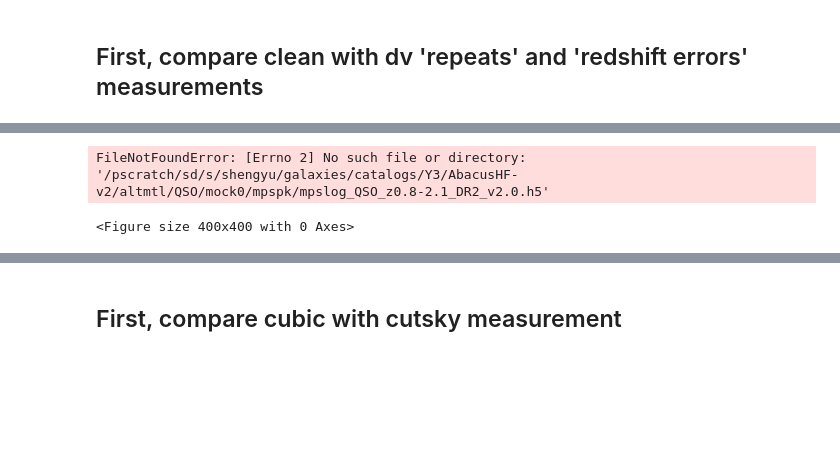
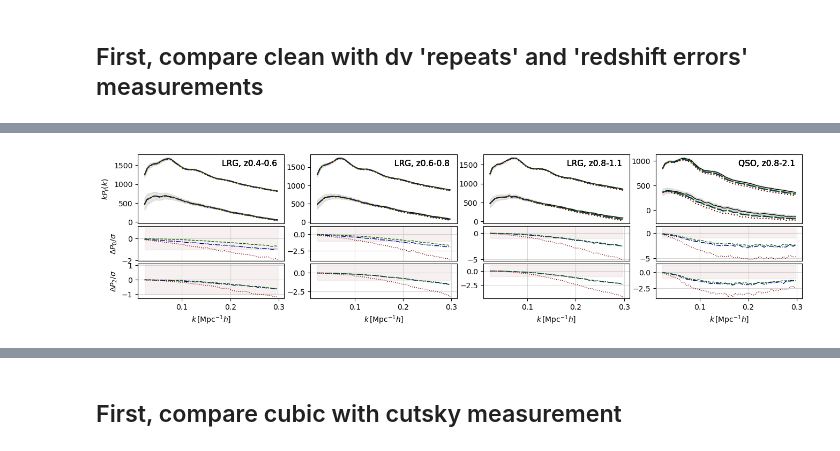
Before and after one commit to ShengyuHE/desi_y3_redshift_errors, a Jupyter notebook: main/clustering/notebooks/plot_2pt.ipynb, the cells around one changed output, grey strips where cells are left out. Drawn from its saved outputs; the diff is of its cells as text; code cells hidden in the pictures; blank space fills up the shorter version.

```diff
--- a/main/clustering/notebooks/plot_2pt.ipynb
+++ b/main/clustering/notebooks/plot_2pt.ipynb
@@ -46,15 +47,15 @@ def zfmt(x):
 cosmo = DESI()
 save_fig = True
 # %%
-def get_error_bars(cov_args, corr):
+def get_error_bars(cov_args, corr, remove_bins=None):
     tps_fid_all = []
     num = 1000 if cov_args['version'] == 'holi-v3' else 25
     for mock_id in range(num)[:]:
-        cov_args.update(mock_id=mock_id, use_jax=True, use_dv=False, z_evol=False)
+        cov_args.update(mock_id=mock_id, use_dv=False, z_evol=False)
         fn_fid = get_measurement_fn(**cov_args)
-        if not os.path.isfile(fn_fid.format("mesh2_spectrum_poles")): continue
-        (s_fid, tps_fid), _ = read_data_from_fn(fn_fid, corr, bin_type='test', verbose=False)
-        tps_fid_all.append(tps_fid)
+        (s_fid, tps_fid), _ = read_data_from_fn(fn_fid, corr, bin_type='test', remove_bins=remove_bins, verbose=False)
+        if tps_fid is not None:
+            tps_fid_all.append(tps_fid)
     tps_mean_fid = np.atleast_2d(tps_fid_all).mean(axis=0)
     tps_std_fid = np.atleast_2d(tps_fid_all).std(axis=0, ddof=1)
     error_bar = tps_std_fid
@@ -63,12 +64,13 @@ def get_error_bars(cov_args, corr):
 ## First, compare clean with dv 'repeats' and 'redshift errors' measurements
 # %%
 # for two point statistics
-corr = 'mpslog' # xi, pk, mpslog, wplog, mesh2
+corr = 'mesh2' # xi, pk, mpslog, wplog, mesh2
 domain = 'altmtl' # cubic, altmtl
 version = 'AbacusHF-v2' # AbacusHF-v2, holi-v3
-cov_version = 'holi-v3'
-# tracers = ['BGS', 'LRG', 'ELG', 'QSO'][1:2]
+cov_version = 'holi-v3' # AbacusHF-v2, holi-v3
 tracers = ['LRG', 'QSO'][:]
+# tracers = ['BGS', 'ELG'][1:]
+tracer_label = ''.join(t[0] for t in tracers)
 # zerrs =  ['False', 'repeat', 'repeat_zevol', 'verr_empirical', 'verr_nonparam', 'verr_nonparam_zevol']
 zerrs =  ['False','verr_nonparam', 'verr_nonparam_zevol', 'repeat']
 labels =  ['clean', r'$+\Delta v_{\rm{error}}$', r'$+\Delta v_{\rm{error, zevol}}$', r'$+\Delta v_{\rm{repeats}}$']
@@ -77,6 +79,7 @@ colors = ['black', 'darkblue', 'darkgreen', 'maroon', 'teal', 'orange']
 lss = ['-', '-.', '--', ':']*len(zerrs)
 zerr_labels = dict(zip(zerrs, labels))
 
+use_jax = True if 'mesh' in corr else False
 ZSNAPS, ZRANGES = GET_REDSHIFT_SET(version, domain)
 tracer_redshifts = []
 for tracer in tracers:
@@ -86,19 +89,18 @@ lenz = len(tracer_redshifts)
 
 spow = 2 if corr in ['xi', 'wplog', 'mpslog'] else 1
 n_ell = 1 if corr == 'wplog' else 2
-fig = plt.figure(figsize=(lenz * 4, 4))
+fig = plt.figure(figsize=(lenz * 4, 3.5))
 gs = gridspec.GridSpec(n_ell+1, lenz, wspace=0.18, hspace=0.06, height_ratios=[2]+[1]*n_ell)
 
 for indz, (tracer, zsnap, zrange) in enumerate(tracer_redshifts):
-    data_arges = {'version':version, 'domain':domain, 'tracer':tracer, 'zsnap': zsnap, 'zrange':zrange, "use_dv": False, "z_evol": False}
-    cov_args = {'version': cov_version, 'domain': domain, 'tracer': tracer, 'zsnap': zsnap, 'zrange': zrange, 'use_dv': False, 'z_evol': False}
+    data_arges = {'version':version, 'domain':domain, 'tracer':tracer, 'zsnap': zsnap, 'zrange':zrange, "use_dv": False, "z_evol": False, "use_jax": use_jax}
+    cov_args = {'version': cov_version, 'domain': domain, 'tracer': tracer, 'zsnap': zsnap, 'zrange': zrange, 'use_dv': False, 'z_evol': False, "use_jax": use_jax}
     error_bar = get_error_bars(cov_args, corr)
     for indv, zerr in enumerate(zerrs):
         tps_all = []
         use_dv, z_evol = parse_zerr_name(zerr)
         for mock_id in range(25)[:]:
             data_arges.update(mock_id=mock_id, use_dv=use_dv, z_evol=z_evol)
-            if 'mesh' in corr: data_arges.update(use_jax=True)
             fn = get_measurement_fn(**data_arges)
             (s, tps), _ = read_data_from_fn(fn, corr, bin_type='test', verbose=False)
             # for ell in range(n_ell):
@@ -146,19 +148,20 @@ for indz, (tracer, zsnap, zrange) in enumerate(tracer_redshifts):
                 # ax.plot(s, s*(tps_mean[ill]-tps_mean_clean[ill]), lw=1, color=colors[indv])
                 # for value in [-1,1]:
                     # ax_res.axhline(y=value, ls = ':', color='black', lw=1.5)
+                if zerr == 'verr_nonparam':
+                    ax_res.fill_between(s, -1, 1,  color='maroon', alpha=0.06)
                 ax_res.grid(alpha=0.5)
                 if corr in ['xi']:
                     ax_res.set_ylim([-7,7])
-                elif corr in ['pk']:
-                    ax_res.set_ylim([-10,3])
-                    if tracer == 'QSO':
-                        ax_res.set_ylim([-42,5])
+                elif corr in ['pk','mesh2']:
+                    if tracer in ['ELG','BGS']: ax_res.set_ylim([-1.1,1.1])
+                    # if tracer == 'QSO':ax_res.set_ylim([-42,5])
                 elif corr in ['wplog', 'mpslog']:
                     ax_res.set_xscale('log')
                     ax_res.set_ylim([-160,160])
 handles, legend_labels = ax_top.get_legend_handles_labels()
 fig.legend(handles, legend_labels, loc='upper center', bbox_to_anchor=(0.5, 1), ncol=len(zerrs), fontsize=11, frameon=False)
-if save_fig == True:
-    plt.savefig(OVERLEAF_DIR+f'/plot_pk_clustering.pdf', bbox_inches='tight')
+if save_fig == True and len(tracers) == 2:
+    plt.savefig(OVERLEAF_DIR+f'/plot_{corr}_{tracer_label}_clustering.pdf', bbox_inches='tight')
 plt.show()
 # %% [output]
@@ -166,2 +185 @@ plt.show()
-FileNotFoundError: [Errno 2] No such file or directory: '/pscratch/sd/s/shengyu/galaxies/catalogs/Y3/AbacusHF-v2/altmtl/QSO/mock0/mpspk/mpslog_QSO_z0.8-2.1_DR2_v2.0.h5'
-<Figure size 400x400 with 0 Axes>
+[figure, added]
```
Also changed, not shown: parts of 10 cells of this notebook, 21 other files.
